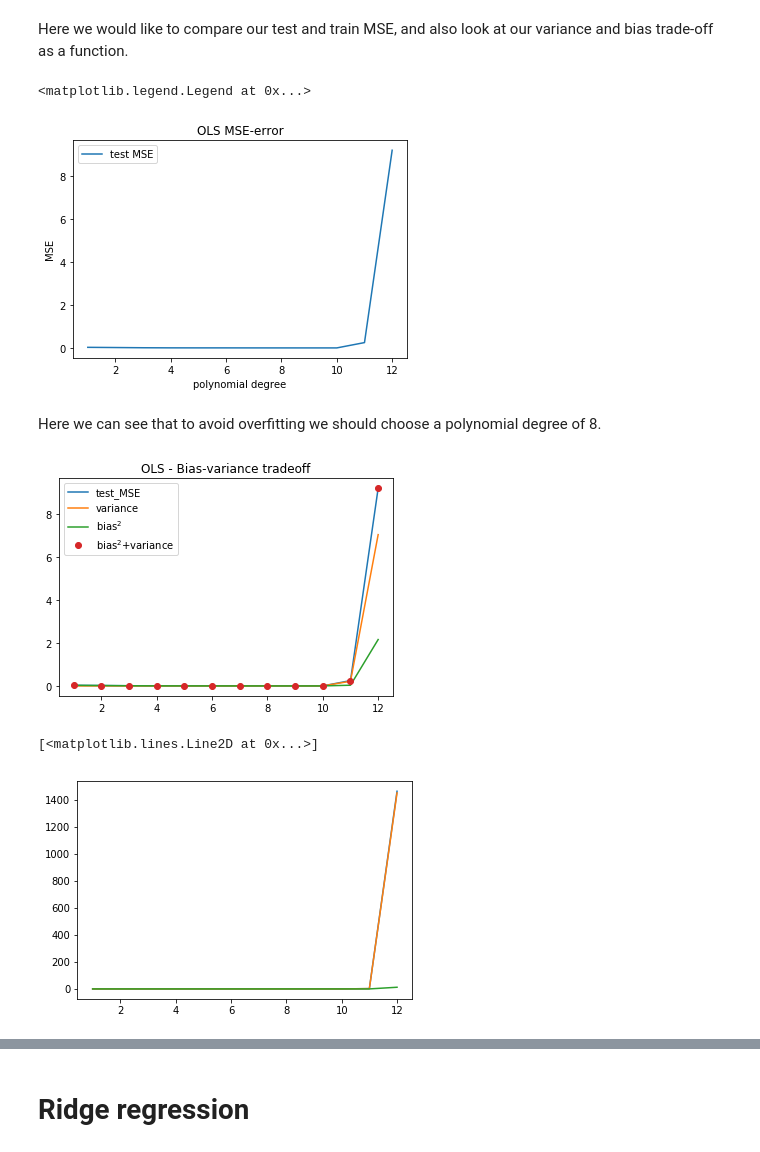
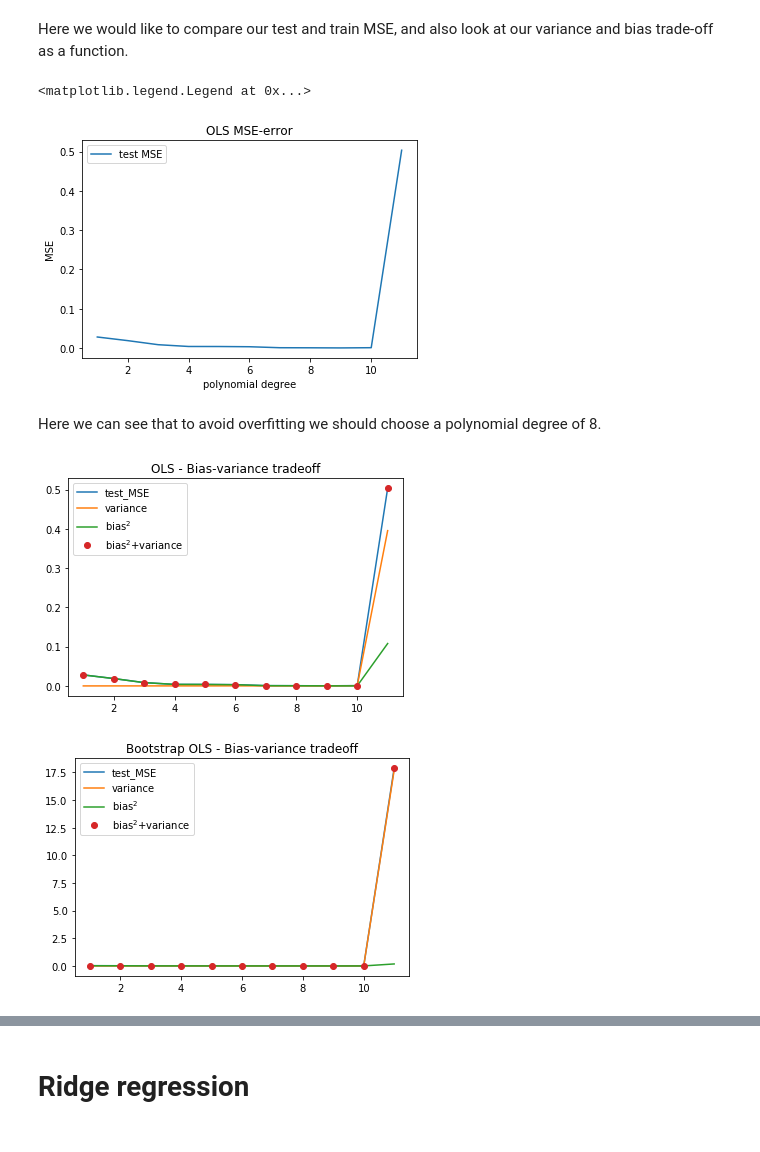
Before and after one commit to ohebbi/FYS-STK4155, a Jupyter notebook: reproducible_results/main.ipynb, the cells around one changed output, grey strips where cells are left out. Drawn from its saved outputs; the diff is of its cells as text; code cells hidden in the pictures.

```diff
--- a/reproducible_results/main.ipynb
+++ b/reproducible_results/main.ipynb
@@ -11,7 +11,7 @@ x,y,z = generate_data()
 # %% [markdown]
 Defining variables next:
 # %%
-degrees = np.linspace(1,12,12)
+degrees = np.linspace(1,11,11)
 
 bias = np.zeros(len(degrees))
 variance = np.zeros(len(degrees))
@@ -73,7 +73,7 @@ plt.title("OLS MSE-error")
 plt.legend(["test MSE","train MSE"])
 # %% [output]
 <matplotlib.legend.Legend at 0x...>
-[figure, old version]
+[figure, new version]
 # %% [markdown]
 Here we can see that to avoid overfitting we should choose a polynomial degree of 8.
 # %%
@@ -85,7 +85,7 @@ plt.plot(degrees,variance+bias,'o')
 plt.legend(["test_MSE","variance", "bias$^2$","bias$^2$+variance"])
 plt.show()
 # %% [output]
-[figure, old version]
+[figure, new version]
 # %%
 x_train, x_test, y_train, y_test, z_train, z_test = train_test_split(x,y,z,test_size=0.2)
 import tqdm
@@ -96,35 +96,39 @@ bias = np.zeros(len(degrees))
 variance = np.zeros(len(degrees))
 
 n_bootstraps = 100
 from sklearn.utils import resample
 #initialize matrix for storing the predictions
 z_pred = np.empty((z_test.shape[0], n_bootstraps))
 for degree in tqdm.tqdm(degrees):
     X_test = find_designmatrix(x_test, y_test, polygrad=degree)
     #preforming n_bootstraps sycles
     for i in range(n_bootstraps):
 
         x_, y_, z_ = resample(x_train, y_train, z_train)
         X = find_designmatrix(x_, y_, polygrad=degree)
         beta = OLS(X, z_)
         z_pred_temp = X_test @ beta
         #storing the prediction for evaluation
         z_pred[:, i] = z_pred_temp.ravel()
 
     z_test = np.reshape(z_test,(len(z_test),1))
 
     #evaluate predictions
     mse[int(degree)-1] = np.mean( np.mean((z_test - z_pred)**2, axis=1, keepdims=True) )
     r2[int(degree)-1] = np.mean(1 - np.sum((z_test - z_pred)**2, axis=1, keepdims=True)\
                  /np.sum((z_test - np.mean(z_test))**2, axis=1, keepdims=True) )
     bias[int(degree)-1] = np.mean( (z_test - np.mean(z_pred, axis=1, keepdims=True))**2 )
     variance[int(degree)-1] = np.mean( np.var(z_pred, axis=1, keepdims=True) )
+
 plt.plot(degrees,mse)
 plt.plot(degrees,variance)
 plt.plot(degrees,bias)
+plt.title("Bootstrap OLS - Bias-variance tradeoff")
+plt.plot(degrees,variance+bias,'o')
+plt.legend(["test_MSE","variance", "bias$^2$","bias$^2$+variance"])
+plt.show()
 # %% [output]
-[<matplotlib.lines.Line2D at 0x...>]
-[figure, old version]
+[figure, new version]
 # %%
 test_bootstrap_error = bootstrap(x,y,z,degrees,'OLS')
 plt.plot(degrees,test_bootstrap_error)
```
Also changed, not shown: parts of 10 cells of this notebook, 1 other file.
